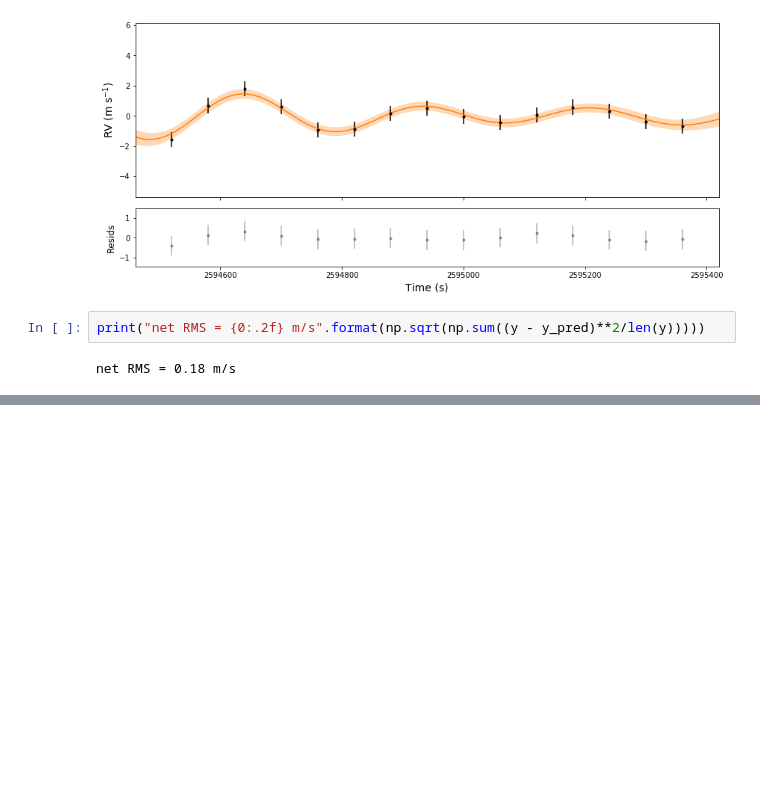
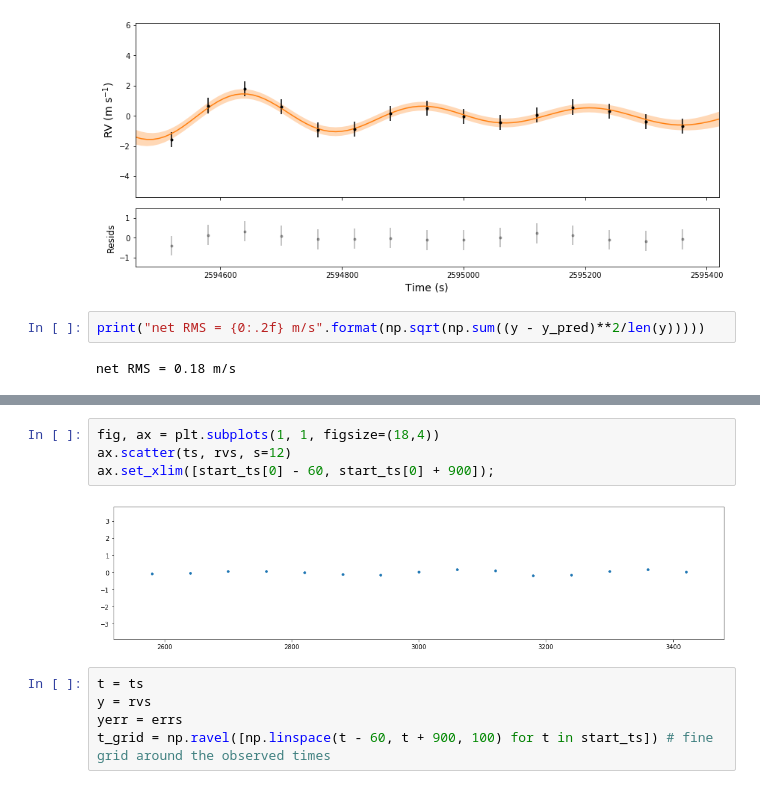
Before and after one commit to megbedell/pmodes, a Jupyter notebook: experiments/03-realistic-observing.ipynb, the cells around one changed output, grey strips where cells are left out. Drawn from its saved outputs; the diff is of its cells as text; blank space fills up the shorter version.

```diff
--- a/experiments/03-realistic-observing.ipynb
+++ b/experiments/03-realistic-observing.ipynb
@@ -103,0 +120,11 @@ net RMS = 0.18 m/s
+# %%
+fig, ax = plt.subplots(1, 1, figsize=(18,4))
+ax.scatter(ts, rvs, s=12)
+ax.set_xlim([start_ts[0] - 60, start_ts[0] + 900]);
+# %% [output]
+[figure, added]
+# %%
+t = ts
+y = rvs
+yerr = errs
+t_grid = np.ravel([np.linspace(t - 60, t + 900, 100) for t in start_ts]) # fine grid around the observed times
```
Also changed, not shown: parts of 8 cells of this notebook.
